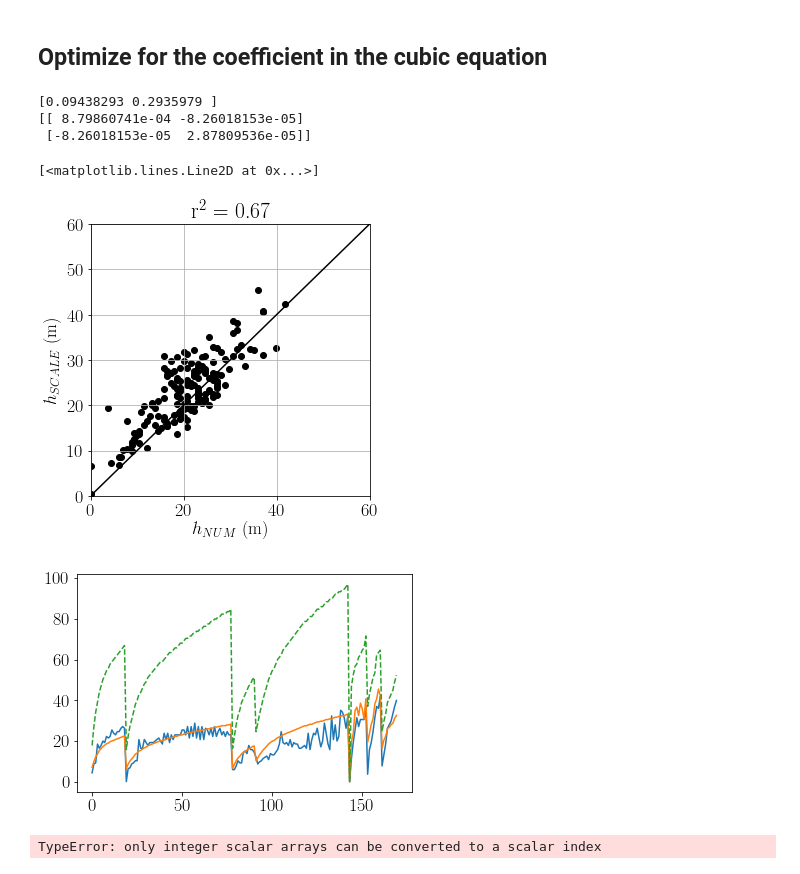
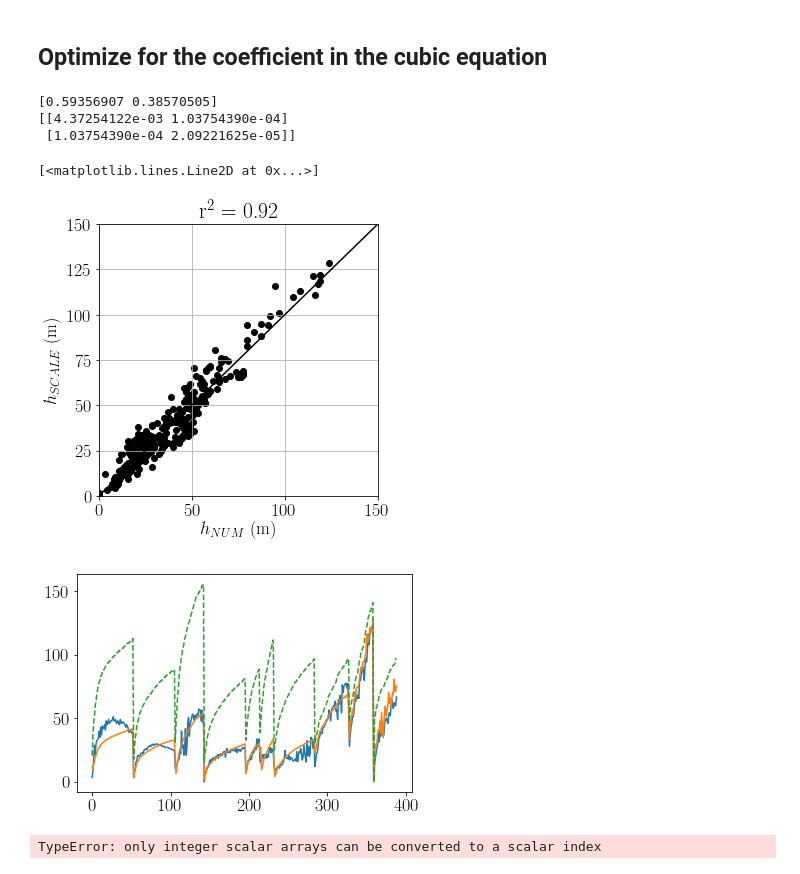
Before and after one commit to wenegrat/SI_ON_A_SLOPE, a Jupyter notebook: FitConvCoeff.ipynb, the cells around one changed output. Cells and saved outputs as stored; diff of their text form; code cells hidden in the pictures.

```diff
--- a/FitConvCoeff.ipynb
+++ b/FitConvCoeff.ipynb
@@ -26,21 +26,19 @@ plt.rcParams['font.family'] = 'STIXGeneral'
 # %%
 #%% Pick the filename and path
 files = [
- #        '/data/thomas/jacob13/SI_ON_A_SLOPE/SI_DNS/SI_1e-5_0p02/snapshots/snapshots_1e-5_0p02_LOWV.h5',
-         '/data/thomas/jacob13/SI_ON_A_SLOPE/SI_DNS/SI_1e-5_0p05/snapshots/snapshots_1e-5_0p05.h5',
-         '/data/thomas/jacob13/SI_ON_A_SLOPE/SI_DNS/SI_1e-5_0p02/snapshots/snapshots_1e-5_0p02_LONG.h5',
+         '/data/thomas/jacob13/SI_ON_A_SLOPE/SI_DNS/SI_1e-5_0p1/snapshots/snapshots_1e-5_0p1_MS.h5',
+         '/data/thomas/jacob13/SI_ON_A_SLOPE/SI_DNS/SI_1e-5_0p05/snapshots/snapshots_1e-5_0p05_LONG.h5',
+         '/data/thomas/jacob13/SI_ON_A_SLOPE/SI_DNS/SI_1e-6_0p1/snapshots/snapshots_1e-6_0p1_MS.h5',
+         '/data/thomas/jacob13/SI_ON_A_SLOPE/SI_DNS/SI_1e-5_0p02/snapshots/snapshots_1e-5_0p02_LNG.h5',
+         '/data/thomas/jacob13/SI_ON_A_SLOPE/SI_DNS/SI_1e-5_0p02_V2/snapshots/snapshots_1e-5_0p02_V2_MS.h5',
+         '/data/thomas/jacob13/SI_ON_A_SLOPE/SI_DNS/SI_1e-6_0p06/snapshots/snapshots_1e-6_0p06_MS.h5',
+         '/data/thomas/jacob13/SI_ON_A_SLOPE/SI_DNS/SI_5e-6_0p02/snapshots/snapshots_5e-6_0p02.h5',
+         '/data/thomas/jacob13/SI_ON_A_SLOPE/SI_DNS/SI_1e-6_0p01/snapshots/snapshots_1e-6_0p01_MS.h5',
+         '/data/thomas/jacob13/SI_ON_A_SLOPE/SI_DNS/SI_1e-7_0p02/snapshots/snapshots_1e-7_0p02_MS.h5',
+         '/data/thomas/jacob13/SI_ON_A_SLOPE/SI_DNS/SI_1e-7_0p005/snapshots/snapshots_1e-7_0p005_MS.h5',
+        ]
 
-            '/data/thomas/jacob13/SI_ON_A_SLOPE/SI_DNS/SI_1e-5_0p0225/snapshots/snapshots_1e-5_0p0225.h5',
-             '/data/thomas/jacob13/SI_ON_A_SLOPE/SI_DNS/SI_5e-6_0p02/snapshots/snapshots_5e-6_0p02.h5',
-#         '/data/thomas/jacob13/SI_ON_A_SLOPE/SI_DNS/SI_1e-5_0p005/snapshots/snapshots_1e-5_0p005.h5',
-#         '/data/thomas/jacob13/SI_ON_A_SLOPE/SI_DNS/SI_1e-5_0p02_V2/snapshots/snapshots_1e-5_0p02_V2.h5',
-#        '/data/thomas/jacob13/SI_ON_A_SLOPE/SI_DNS/SI_1e-5_0p02_V5/snapshots/snapshots_1e-5_0p02_V5.h5',
 
-         '/data/thomas/jacob13/SI_ON_A_SLOPE/SI_DNS/SI_1e-7_0p005/snapshots/snapshots_1e-7_0p005.h5',
-         '/data/thomas/jacob13/SI_ON_A_SLOPE/SI_DNS/SI_1e-7_0p01/snapshots/snapshots_1e-7_0p01.h5',
-         '/data/thomas/jacob13/SI_ON_A_SLOPE/SI_DNS/SI_1e-6_0p01/snapshots/snapshots_1e-6_0p01.h5',
-         #'/data/thomas/jacob13/SI_ON_A_SLOPE/SI_DNS/SI_1e-6_0p1/snapshots/snapshots_1e-6_0p1_orig.h5'
-        ]
 
 
 molec = 0 # Flag (0,1) for including subgrid terms in finding zeros of vertical buoyancy flux
@@ -188,11 +186,11 @@ for filename in files:
             #test.append(N**2*tht*valt*(-Beka*Ha)**(1/3)/1e-4)
             test.append(N**2*tht/(1e-4)/(1+S2))
             Ball.append(Beka)
-            if flagfirst:
-                vbf = np.mean(vbfr[ti,0,:]-molec*1e-4*(bz[ti,:]), axis=0)[:,np.newaxis]
-                flagfirst = False
-            else:
-                vbf = np.concatenate((vbf,np.mean(vbfr[ti,0,:]-molec*1e-4*(bz[ti,:]), axis=0)[:,np.newaxis]), axis=-1)
+            #if flagfirst:
+            #    vbf = np.mean(vbfr[ti,0,:]-molec*1e-4*(bz[ti,:]), axis=0)[:,np.newaxis]
+            #    flagfirst = False
+            #else:
+            #    vbf = np.concatenate((vbf,np.mean(vbfr[ti,0,:]-molec*1e-4*(bz[ti,:]), axis=0)[:,np.newaxis]), axis=-1)
     f.close()
 
 factor = np.array(factor)
@@ -399,44 +382,46 @@ popt, pcov = optimize.curve_fit(fithT(en[mask], Hop[mask], S2a[mask], ustartotal
 print(popt)
 print(pcov)
 # %% [output]
-[0.09438293 0.2935979 ]
-[[ 8.79860741e-04 -8.26018153e-05]
- [-8.26018153e-05  2.87809536e-05]]
+[0.59356907 0.38570505]
+[[4.37254122e-03 1.03754390e-04]
+ [1.03754390e-04 2.09221625e-05]]
 # %%
 mask =  np.logical_and(MOdepth/(Htotal) < 100000, ydata>2e-3)
 Hop = Htotal
 en = enttotal
 fact = np.array(MOdepth/Htotal)
 
 plt.rcParams['text.usetex'] = True
 plt.rcParams.update({'font.size': 18})
 plt.rcParams['mathtext.fontset'] = 'stix'
 plt.rcParams['font.family'] = 'STIXGeneral'
 
 #print(np.corrcoef(np.array(hntotal), y = fitn(en, Htotal)(np.array(factor), popt[0]))**2)
 # plt.scatter(np.array(hntotal)/np.array(Htotal), fitH(np.array(factor), poptl[0]))
 fitt = fithT(en, Hop, S2a, ustartotal)(fact, 0.1, 0.33)/Hop
+fitt = fithT(en, Hop, S2a, ustartotal)(fact, 0.6, 0.38)/Hop
+
 plt.figure(figsize=(5,5))
 plt.scatter(np.array(ydata)[mask]*Hop[mask], fitt[mask]*Hop[mask], color='k')
 corr = np.corrcoef(np.array(ydata*Hop)[mask], np.array(fitt*Hop)[mask])
 plt.title(f'r$^2$ = {corr[1,0]**2:.2}')
 plt.plot([0, np.max(Hop)], [0, np.max(Hop)], color='k')
-plt.ylim(0, 60); plt.xlim(0, 60)
+plt.ylim(0, 150); plt.xlim(0, 150)
 plt.xlabel('$h_{NUM}$ (m)')
 plt.ylabel('$h_{SCALE}$ (m)')
 plt.grid()
 
 #plt.savefig('./MSFigs/ConvTheory.pdf', bbox_inches='tight')
 
 plt.figure()
 plt.plot((ydata*Hop)[mask])
 plt.plot((fitt*Hop)[mask])
 #plt.plot((1-popt[1]/popt[0])*Hop[mask])
 plt.plot(Hop[mask], linestyle='--')
 # %% [output]
 [<matplotlib.lines.Line2D at 0x...>]
-[figure, old version]
+[figure, new version]
-[figure, old version]
+[figure, new version]
 # %%
 mask = np.logical_and(MOdepth/Htotal<1, ydata>5e-3)
 plt.scatter( np.array((ydata)[mask]),()[mask], c=np.array(MOdepth)[mask])
```
Also changed, not shown: parts of 6 cells of this notebook, 2 other files.
